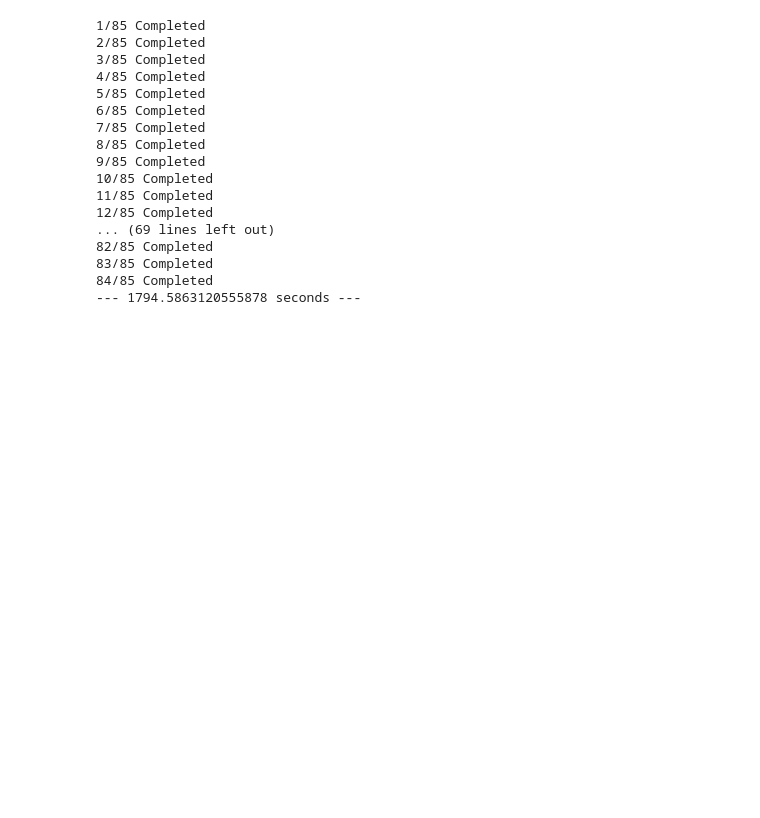
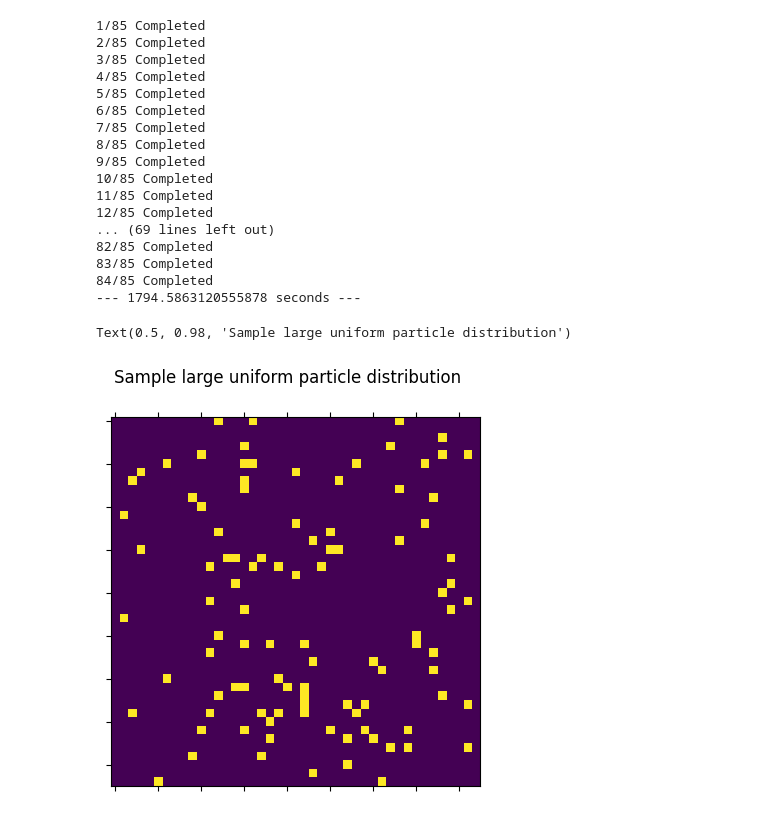
Before and after one commit to J-Coward/DipolarSpin, a Jupyter notebook: Examples/Constituent_method.ipynb, the cells around one changed output. Cells and saved outputs as stored; diff of their text form; code cells hidden in the pictures; blank space fills up the shorter version.

```diff
--- a/Examples/Constituent_method.ipynb
+++ b/Examples/Constituent_method.ipynb
@@ -103 +189,21 @@ with open('Orbit_Ramseys.pickle', 'wb') as handle:
+# %%
+# Visualize the larger uniform distribution we are going to simulate
+# Sample a uniform distribution with a lattice filling of 0.0544
+
+sample_config = aux.unif_random_config(lat_filling, 100) # (density, particles)
+
+fig, ax = plt.subplots()
+
+ax.xaxis.set_tick_params(labelbottom=False)
+ax.yaxis.set_tick_params(labelleft=False)
+ax.set_xticks([])
+ax.set_yticks([])
+
+cax = ax.matshow(sample_config)
+cax.set_clim(0, 1)
+
+fig.suptitle('Sample large uniform particle distribution')
+# %% [output]
+Text(0.5, 0.98, 'Sample large uniform particle distribution')
+[figure, added]
 # %%
```
Also changed, not shown: parts of 9 cells of this notebook, 14 other files.
